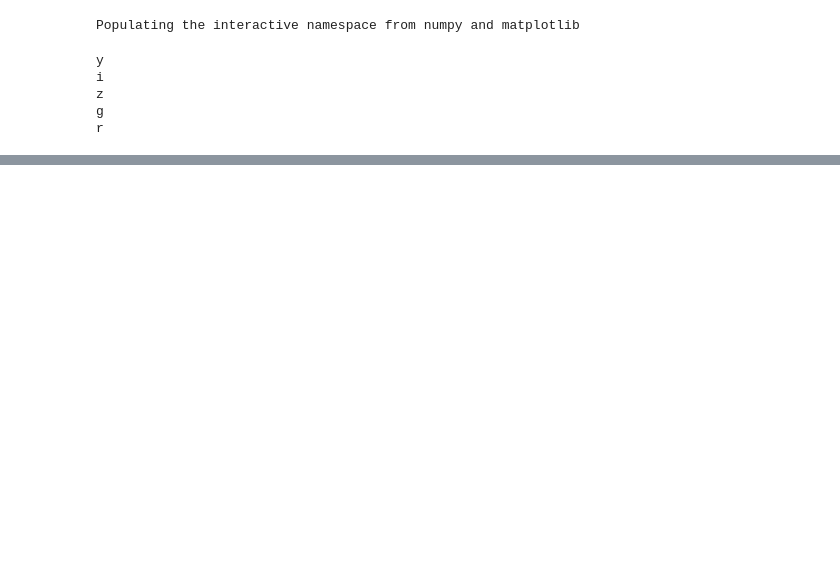
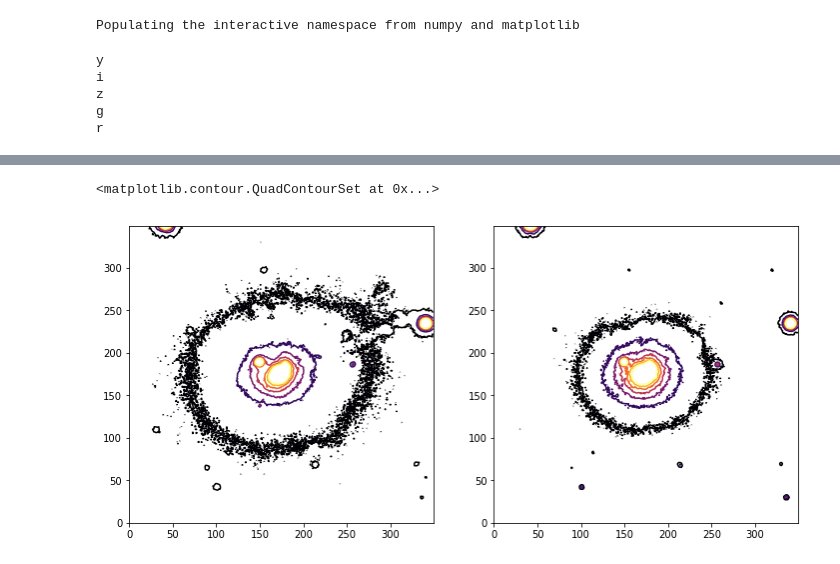
Before and after one commit to domijin/imgvis, a Jupyter notebook: imgvis-8.ipynb, the cells around one changed output, grey strips where cells are left out. Saved outputs shown, nothing was run; the diff lists cells and outputs as text; code cells hidden in the pictures; blank space fills up the shorter version.

```diff
--- a/imgvis-8.ipynb
+++ b/imgvis-8.ipynb
@@ -26,0 +47,10 @@ imshow(data[1])
+# %%
+fig=figure(figsize=(12,12))
+ax = fig.add_subplot(2,2,1)
+ax.contour(proc_img('g'),cmap='inferno')
+# ax.imshow(proc_img('i'))
+ax2 = fig.add_subplot(2,2,2)
+ax2.contour(proc_img('y'),cmap='inferno')
+# %% [output]
+<matplotlib.contour.QuadContourSet at 0x...>
+[figure, added]
```
Also changed, not shown: parts of 7 cells of this notebook.
